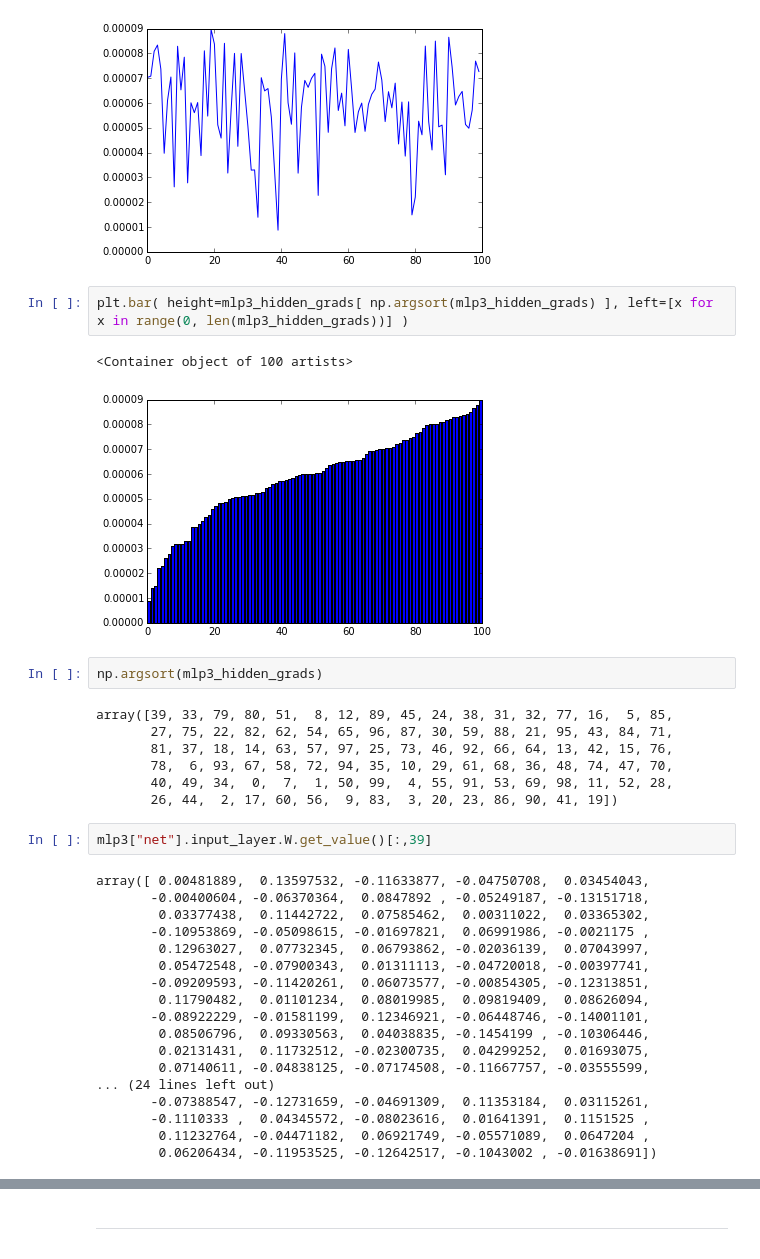
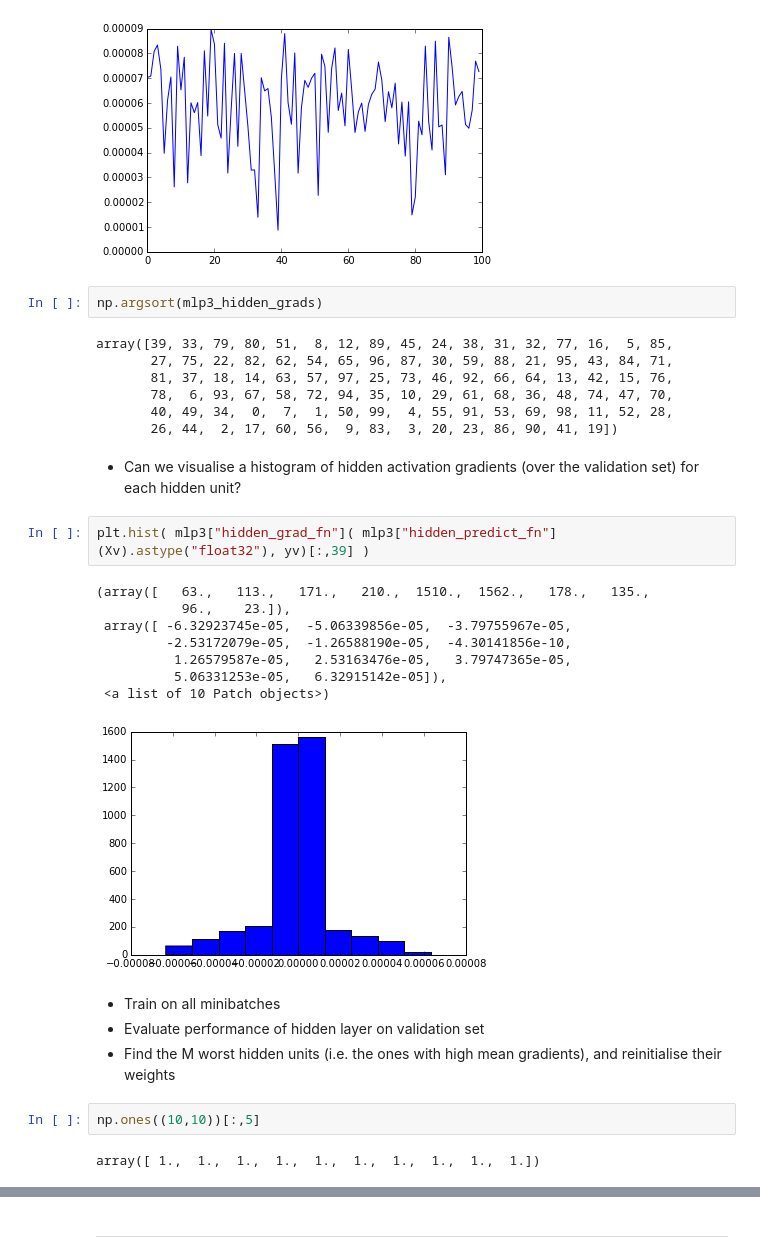
Before and after one commit to christopher-beckham/msc, a Jupyter notebook: notebooks/autoencoders_for_feature_rankings.ipynb, the cells around one changed output, grey strips where cells are left out. Drawn from its saved outputs; the diff is of its cells as text.

```diff
--- a/notebooks/autoencoders_for_feature_rankings.ipynb
+++ b/notebooks/autoencoders_for_feature_rankings.ipynb
@@ -326,11 +327,6 @@ plt.plot(mlp3_hidden_grads)
 # %% [output]
 [<matplotlib.lines.Line2D at 0x...>]
 [figure]
-# %%
-plt.bar( height=mlp3_hidden_grads[ np.argsort(mlp3_hidden_grads) ], left=[x for x in range(0, len(mlp3_hidden_grads))] )
-# %% [output]
-<Container object of 100 artists>
-[figure, removed]
 # %%
 np.argsort(mlp3_hidden_grads)
 # %% [output]
@@ -340,23 +336,24 @@ array([39, 33, 79, 80, 51,  8, 12, 89, 45, 24, 38, 31, 32, 77, 16,  5, 85,
        78,  6, 93, 67, 58, 72, 94, 35, 10, 29, 61, 68, 36, 48, 74, 47, 70,
        40, 49, 34,  0,  7,  1, 50, 99,  4, 55, 91, 53, 69, 98, 11, 52, 28,
        26, 44,  2, 17, 60, 56,  9, 83,  3, 20, 23, 86, 90, 41, 19])
-# %%
-mlp3["net"].input_layer.W.get_value()[:,39]
-# %% [output]
-array([ 0.00481889,  0.13597532, -0.11633877, -0.04750708,  0.03454043,
-       -0.00400604, -0.06370364,  0.0847892 , -0.05249187, -0.13151718,
-        0.03377438,  0.11442722,  0.07585462,  0.00311022,  0.03365302,
-       -0.10953869, -0.05098615, -0.01697821,  0.06991986, -0.0021175 ,
-        0.12963027,  0.07732345,  0.06793862, -0.02036139,  0.07043997,
-        0.05472548, -0.07900343,  0.01311113, -0.04720018, -0.00397741,
-       -0.09209593, -0.11420261,  0.06073577, -0.00854305, -0.12313851,
-        0.11790482,  0.01101234,  0.08019985,  0.09819409,  0.08626094,
-       -0.08922229, -0.01581199,  0.12346921, -0.06448746, -0.14001101,
-        0.08506796,  0.09330563,  0.04038835, -0.1454199 , -0.10306446,
-        0.02131431,  0.11732512, -0.02300735,  0.04299252,  0.01693075,
-        0.07140611, -0.04838125, -0.07174508, -0.11667757, -0.03555599,
-... (24 lines left out)
-       -0.07388547, -0.12731659, -0.04691309,  0.11353184,  0.03115261,
-       -0.1110333 ,  0.04345572, -0.08023616,  0.01641391,  0.1151525 ,
-        0.11232764, -0.04471182,  0.06921749, -0.05571089,  0.0647204 ,
-        0.06206434, -0.11953525, -0.12642517, -0.1043002 , -0.01638691])
+# %% [markdown]
+* Can we visualise a histogram of hidden activation gradients (over the validation set) for each hidden unit?
+# %%
+plt.hist( mlp3["hidden_grad_fn"]( mlp3["hidden_predict_fn"](Xv).astype("float32"), yv)[:,39] )
+# %% [output]
+(array([   63.,   113.,   171.,   210.,  1510.,  1562.,   178.,   135.,
+           96.,    23.]),
+ array([ -6.32923745e-05,  -5.06339856e-05,  -3.79755967e-05,
+         -2.53172079e-05,  -1.26588190e-05,  -4.30141856e-10,
+          1.26579587e-05,   2.53163476e-05,   3.79747365e-05,
+          5.06331253e-05,   6.32915142e-05]),
+ <a list of 10 Patch objects>)
+[figure, added]
+# %% [markdown]
+* Train on all minibatches
+* Evaluate performance of hidden layer on validation set
+* Find the M worst hidden units (i.e. the ones with high mean gradients), and reinitialise their weights
+# %%
+np.ones((10,10))[:,5]
+# %% [output]
+array([ 1.,  1.,  1.,  1.,  1.,  1.,  1.,  1.,  1.,  1.])
```
Also changed, not shown: parts of 7 cells of this notebook.
